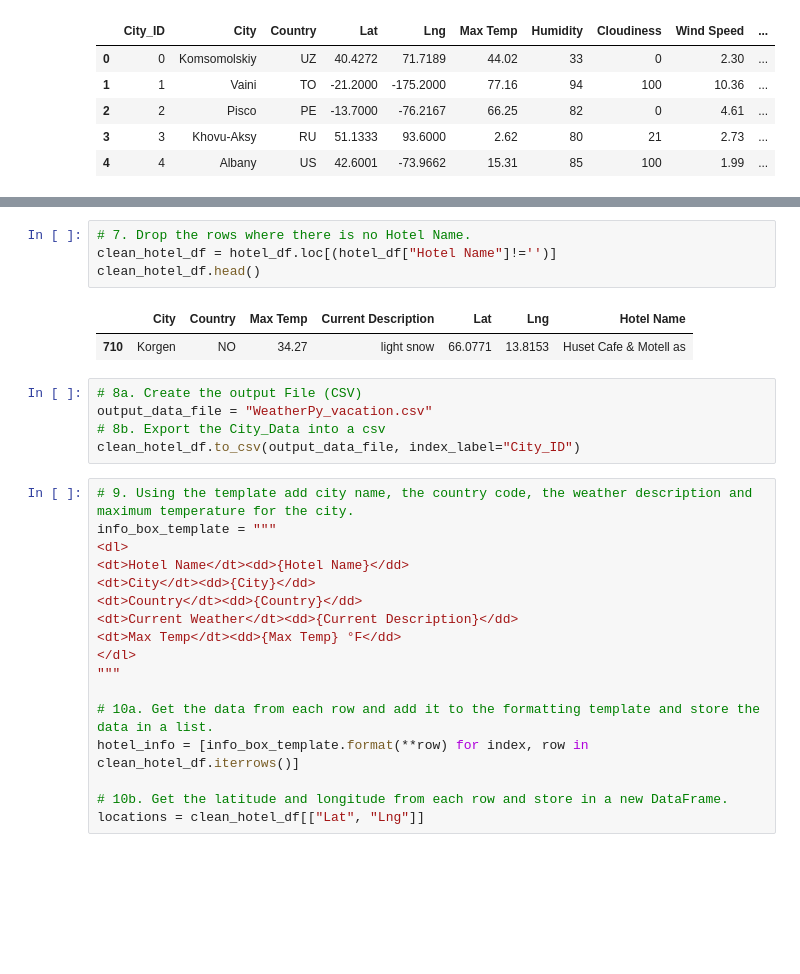
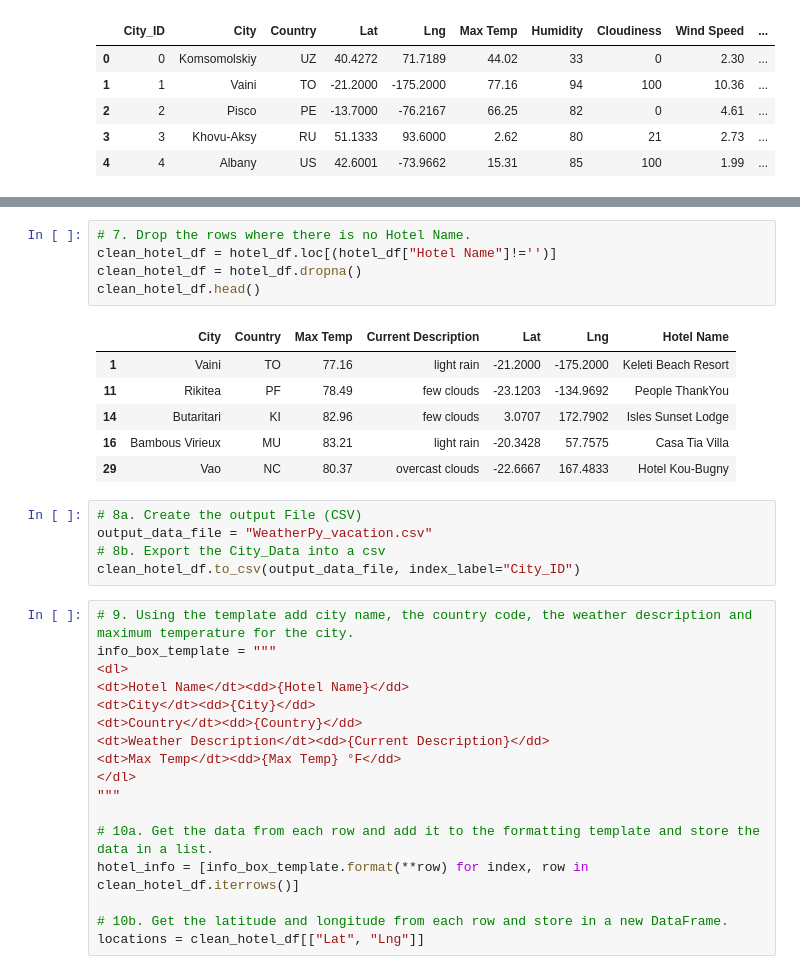
Before and after one commit to robyndook/World_Weather_Analysis, a Jupyter notebook: Vacation_Search/Vacation_Search.ipynb, the cells around one changed output, grey strips where cells are left out. Cells and saved outputs as stored; diff of their text form; blank space fills up the shorter version.

```diff
--- a/Vacation_Search/Vacation_Search.ipynb
+++ b/Vacation_Search/Vacation_Search.ipynb
@@ -136,10 +162,15 @@ except (IndexError):
 # %%
 # 7. Drop the rows where there is no Hotel Name.
 clean_hotel_df = hotel_df.loc[(hotel_df["Hotel Name"]!='')]
+clean_hotel_df = hotel_df.dropna()
 clean_hotel_df.head()
 # %% [output]
 |  | City | Country | Max Temp | Current Description | Lat | Lng | Hotel Name |
-| 710 | Korgen | NO | 34.27 | light snow | 66.0771 | 13.8153 | Huset Cafe & Motell as |
+| 1 | Vaini | TO | 77.16 | light rain | -21.2000 | -175.2000 | Keleti Beach Resort |
+| 11 | Rikitea | PF | 78.49 | few clouds | -23.1203 | -134.9692 | People ThankYou |
+| 14 | Butaritari | KI | 82.96 | few clouds | 3.0707 | 172.7902 | Isles Sunset Lodge |
+| 16 | Bambous Virieux | MU | 83.21 | light rain | -20.3428 | 57.7575 | Casa Tia Villa |
+| 29 | Vao | NC | 80.37 | overcast clouds | -22.6667 | 167.4833 | Hotel Kou-Bugny |
 # %%
 # 8a. Create the output File (CSV)
 output_data_file = "WeatherPy_vacation.csv"
@@ -152,7 +183,7 @@ info_box_template = """
 <dt>Hotel Name</dt><dd>{Hotel Name}</dd>
 <dt>City</dt><dd>{City}</dd>
 <dt>Country</dt><dd>{Country}</dd>
-<dt>Current Weather</dt><dd>{Current Description}</dd>
+<dt>Weather Description</dt><dd>{Current Description}</dd>
 <dt>Max Temp</dt><dd>{Max Temp} °F</dd>
 </dl>
 """
```
Also changed, not shown: parts of 8 cells of this notebook, 5 other files.
